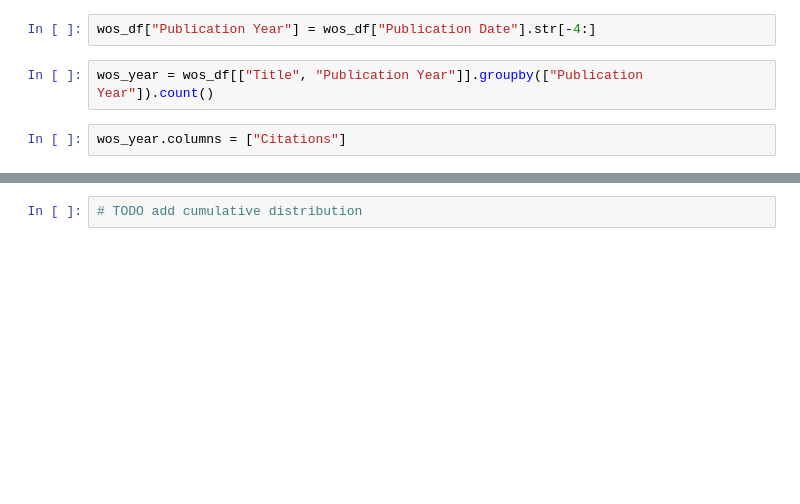
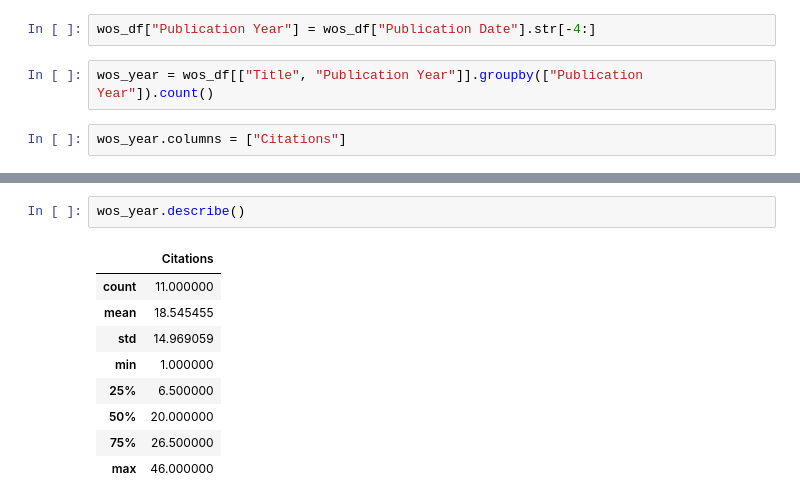
Before and after one commit to KrOstir/varia, a Jupyter notebook: Sky-View Factor Citations Report.ipynb, the cells around one changed output, grey strips where cells are left out. Cells and saved outputs as stored; diff of their text form; blank space fills up the shorter version.

```diff
--- a/Sky-View Factor Citations Report.ipynb
+++ b/Sky-View Factor Citations Report.ipynb
@@ -34,2 +58,12 @@ plt.show()
-# %%
-# TODO add cumulative distribution
+# %%
+wos_year.describe()
+# %% [output]
+|  | Citations |
+| count | 11.000000 |
+| mean | 18.545455 |
+| std | 14.969059 |
+| min | 1.000000 |
+| 25% | 6.500000 |
+| 50% | 20.000000 |
+| 75% | 26.500000 |
+| max | 46.000000 |
```
Also changed, not shown: parts of 5 cells of this notebook.
